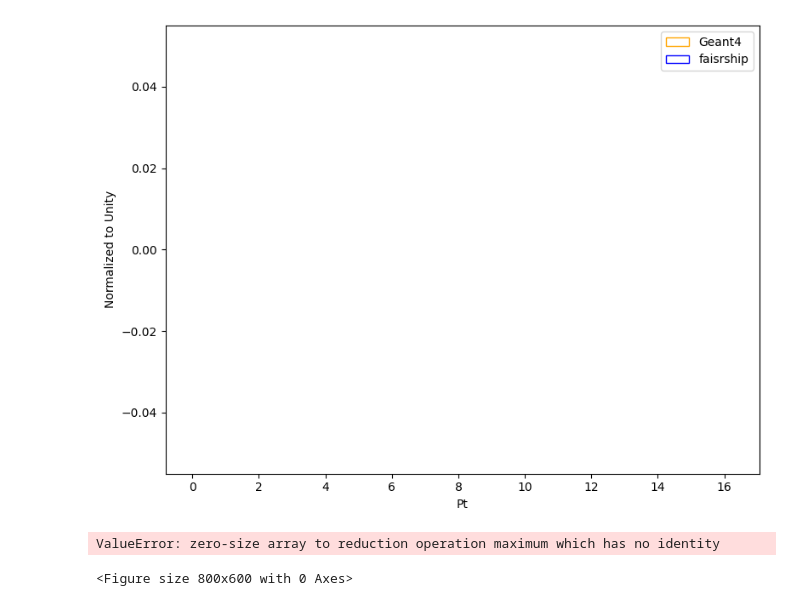
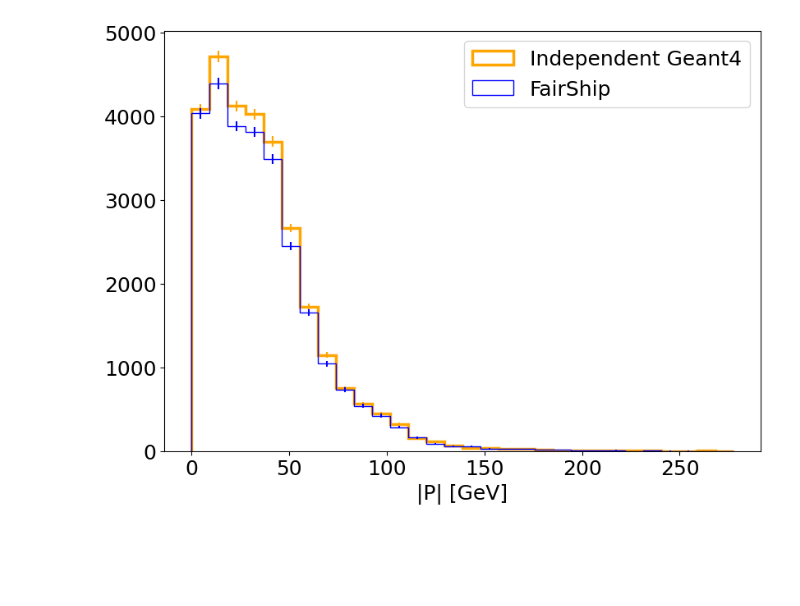
Before and after one commit to lfpc/fairship_simulation, a Jupyter notebook: scripts/analysis.ipynb, the cells around one changed output. Drawn from its saved outputs; the diff is of its cells as text; code cells hidden in the pictures; blank space fills up the shorter version.

```diff
--- a/scripts/analysis.ipynb
+++ b/scripts/analysis.ipynb
@@ -162,43 +102,0 @@ hist(P,P_fs)
-# %%
-# Create the figure
-plt.figure(figsize=(8, 6))
-
-# Define bins for the histogram
-bins = np.linspace(0, max(np.max(pt),np.max(pt_fs)), 50)
-density = True
-# Plot the histograms for both ratios (normalized)
-plt.hist(pt[mask], bins=bins, density=density, histtype='step', label='Geant4', color='orange')
-plt.hist(pt_fs[mask_fs], bins=bins, density=density, histtype='step', label='faisrship', color='blue')
-
-# Add labels and legend
-plt.xlabel('Pt')
-plt.ylabel('Normalized to Unity')
-plt.legend()
-
-# Show the plot
-plt.tight_layout()
-plt.show()
-# %% [output]
-[figure, removed]
-# %%
-plt.figure(figsize=(8, 6))
-
-# Define bins for the histogram
-
-bins = np.linspace(0, max(np.max(x),np.max(x_fs/100)), 50)
-
-# Plot the histograms for both ratios (normalized)
-plt.hist(x[mask], bins=bins, density=True, histtype='step', label='Geant4', color='orange')
-plt.hist(x_fs[mask_fs]/100, bins=bins, density=True, histtype='step', label='faisrship', color='blue')
-
-# Add labels and legend
-plt.xlabel('X')
-plt.ylabel('Normalized to Unity')
-plt.legend()
-
-# Show the plot
-plt.tight_layout()
-plt.show()
-# %% [output]
-ValueError: zero-size array to reduction operation maximum which has no identity
-<Figure size 800x600 with 0 Axes>
@@ -259,0 +103,4 @@ plt.show()
+# %%
+hist1d(P,P_fs, '|P| [GeV]', density=False, bins = 30)
+# %% [output]
+[figure, added]
```
Also changed, not shown: parts of 20 cells of this notebook, 3 other files.
